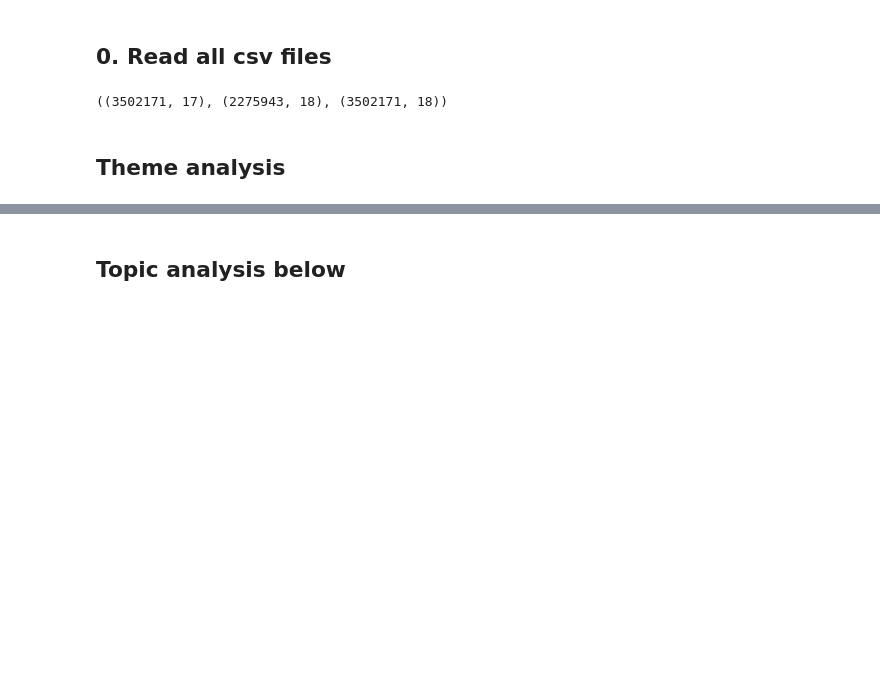
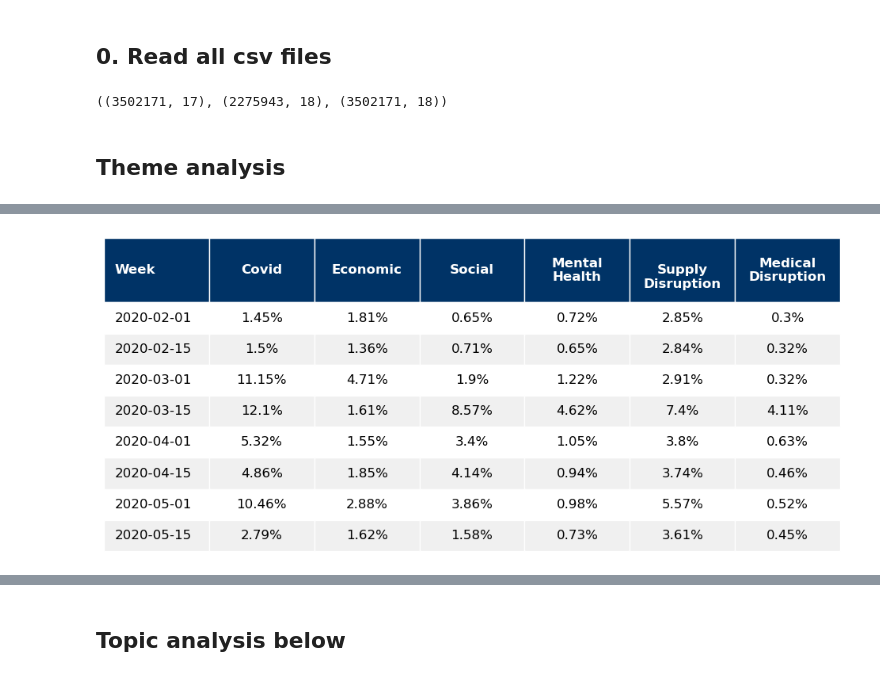
Before and after one commit to JulinaM/DemographicAnalysis, a Jupyter notebook: Topic_Analysis.ipynb, the cells around one changed output, grey strips where cells are left out. Saved outputs shown, nothing was run; the diff lists cells and outputs as text; code cells hidden in the pictures; blank space fills up the shorter version.

```diff
--- a/Topic_Analysis.ipynb
+++ b/Topic_Analysis.ipynb
@@ -137,0 +155,44 @@ results.T
+# %%
+from matplotlib import font_manager
+
+def plot_tables_side_by_side(table, layout=(1, 2)):
+    fig, ax = plt.subplots(figsize=(12, 5))
+    filename = 'By Theme'
+    ax.axis('off')
+    font_prop = font_manager.FontProperties(size=16)
+    col_labels = [label.replace(' ', '\n') for label in table.columns]
+    table_obj = ax.table(cellText=table.values, colLabels=col_labels, cellLoc='center',
+                         loc='center', bbox=[0, 0, 1, 1],
+                         edges='closed')
+
+    for i, key in enumerate(table_obj.get_celld().keys()):
+        cell = table_obj.get_celld()[key]
+        cell.set_edgecolor('white')
+        cell.set_linewidth(1)
+
+        if key[0] == 0:
+            cell.set_text_props(weight='bold', color='white')
+            cell.set_facecolor('#003366')  # Dark blue
+            cell.set_height(0.09)
+
+        else:
+            # cell.set_fontsize("10")
+            cell.set_text_props(color='black')
+            if key[0] % 2 == 0:
+                cell.set_facecolor('#f0f0f0')  # Light gray
+            else:
+                cell.set_facecolor('#ffffff')  # White
+        if key[1] == 0:   # First column
+            cell.set_text_props(horizontalalignment='left')
+
+    # table_obj.auto_set_column_width([ 2])  # Automatically adjust width of the second and third columns
+    table_obj.set_fontsize(12)
+    plt.subplots_adjust(top=0.90)
+    # if mailfile:
+        # fig.suptitle('Drug User Demographics in 2020' , fontsize=16)
+    plt.savefig('themes_alcohol_peak_pandemic_big_font.png', bbox_inches='tight')
+    plt.show()
+# %%
+plot_tables_side_by_side(df)
+# %% [output]
+[figure, added]
```
Also changed, not shown: parts of 16 cells of this notebook.
